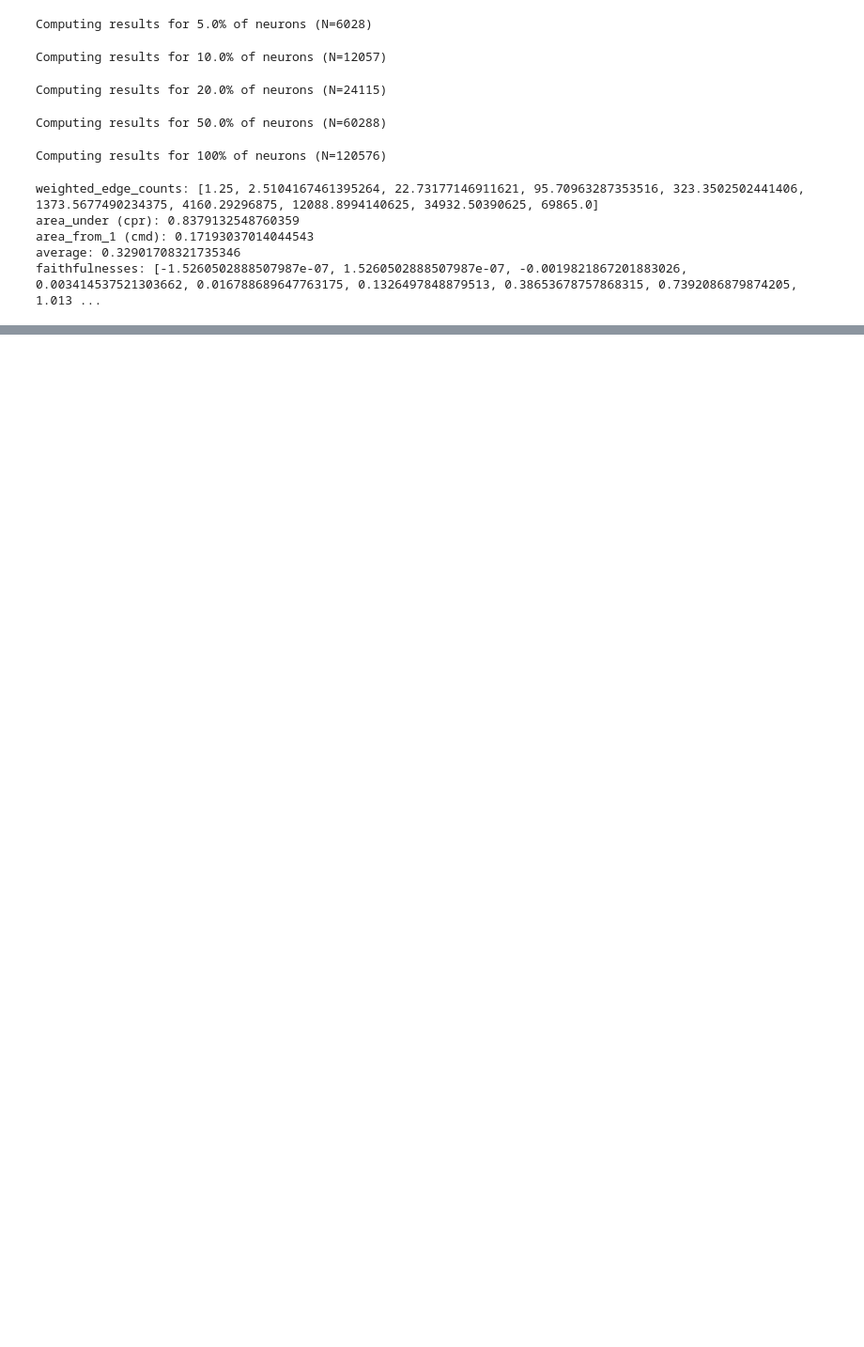
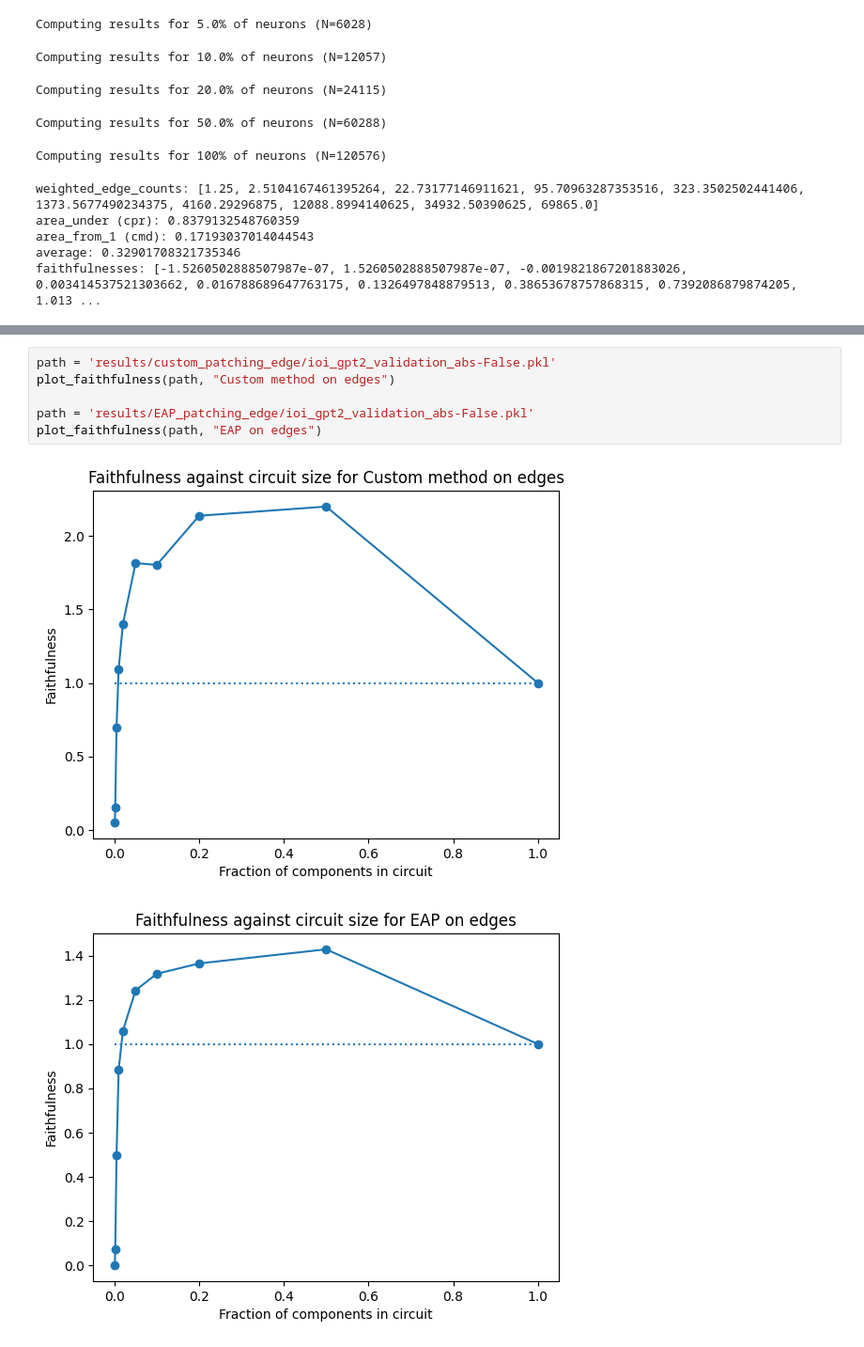
Before and after one commit to mwmlo/MIB-circuit-track, a Jupyter notebook: debug.ipynb, the cells around one changed output, grey strips where cells are left out. Shown at 94% size. Cells and saved outputs as stored; diff of their text form; blank space fills up the shorter version.

```diff
--- a/debug.ipynb
+++ b/debug.ipynb
@@ -205,0 +243,9 @@ faithfulnesses: [-1.5260502888507987e-07, 1.5260502888507987e-07, -0.00198218672
+# %%
+path = 'results/custom_patching_edge/ioi_gpt2_validation_abs-False.pkl'
+plot_faithfulness(path, "Custom method on edges")
+
+path = 'results/EAP_patching_edge/ioi_gpt2_validation_abs-False.pkl'
+plot_faithfulness(path, "EAP on edges")
+# %% [output]
+[figure, added]
+[figure, added]
```
Also changed, not shown: parts of 5 cells of this notebook, 9 other files.
